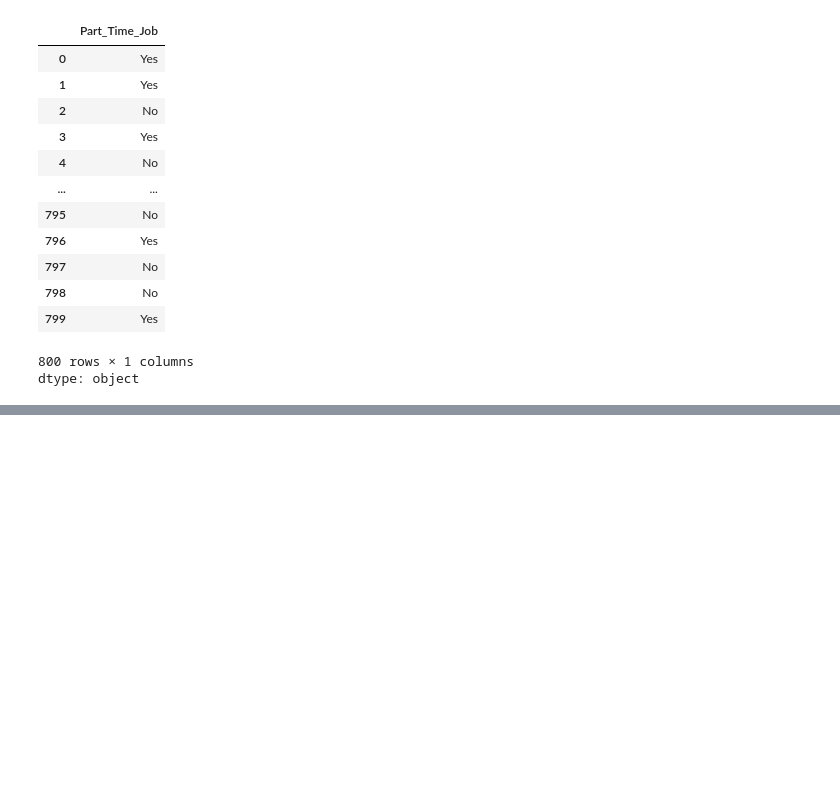
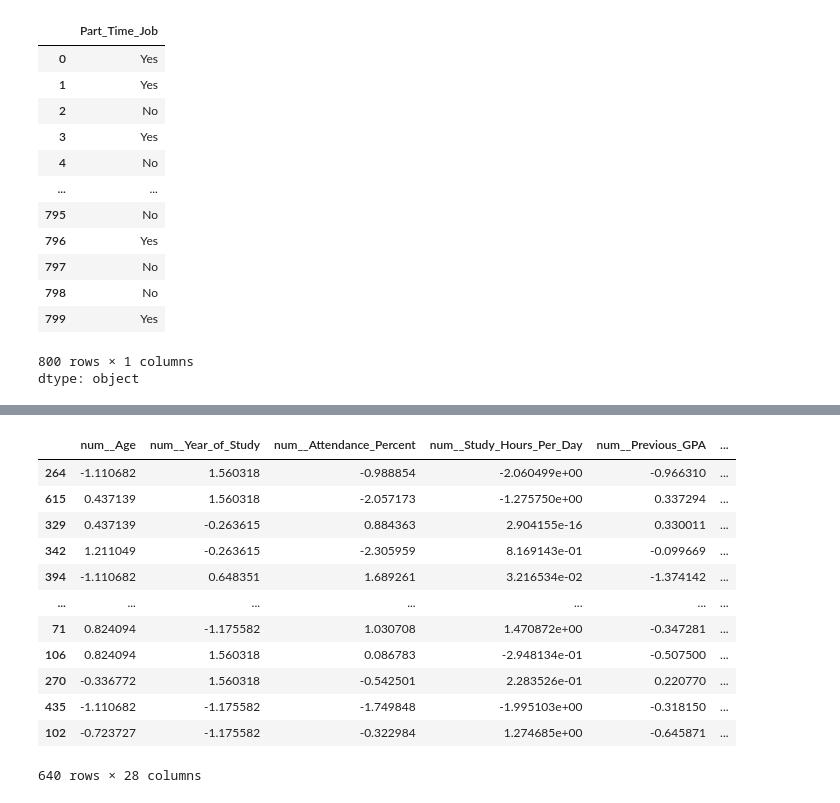
Before and after one commit to vishalakshi-19/ML_Week1, a Jupyter notebook: mlpractice.ipynb, the cells around one changed output, grey strips where cells are left out. Drawn from its saved outputs; the diff is of its cells as text; code cells hidden in the pictures; blank space fills up the shorter version.

```diff
--- a/mlpractice.ipynb
+++ b/mlpractice.ipynb
@@ -104,0 +140,5 @@ transformer = ColumnTransformer(transformers=[
+# %%
+num_pipeline = Pipeline([("imputer",SimpleImputer(strategy="mean")),("scaler",StandardScaler())])
+burnout_pipeline = Pipeline([("imputer",SimpleImputer(strategy="most_frequent")),("encoder",OrdinalEncoder(categories=[["Low","Medium","High"]]))])
+Family_Income_Bracket_pipeline =Pipeline([("imputer",SimpleImputer(strategy="most_frequent")),("encoder",OrdinalEncoder(categories=[["Low","Lower-Middle","Middle","Upper-Middle","High"]]))])
+cat_pipeline = Pipeline([("imputer",SimpleImputer(strategy="most_frequent")),("onehot",OneHotEncoder(drop= "first",handle_unknown="ignore",sparse_output=False))])
@@ -104,0 +177,16 @@ transformer = ColumnTransformer(transformers=[
+# %%
+x_train_transf
+# %% [output]
+|  | num__Age | num__Year_of_Study | num__Attendance_Percent | num__Study_Hours_Per_Day | num__Previous_GPA | ... |
+| 264 | -1.110682 | 1.560318 | -0.988854 | -2.060499e+00 | -0.966310 | ... |
+| 615 | 0.437139 | 1.560318 | -2.057173 | -1.275750e+00 | 0.337294 | ... |
+| 329 | 0.437139 | -0.263615 | 0.884363 | 2.904155e-16 | 0.330011 | ... |
+| 342 | 1.211049 | -0.263615 | -2.305959 | 8.169143e-01 | -0.099669 | ... |
+| 394 | -1.110682 | 0.648351 | 1.689261 | 3.216534e-02 | -1.374142 | ... |
+| ... | ... | ... | ... | ... | ... | ... |
+| 71 | 0.824094 | -1.175582 | 1.030708 | 1.470872e+00 | -0.347281 | ... |
+| 106 | 0.824094 | 1.560318 | 0.086783 | -2.948134e-01 | -0.507500 | ... |
+| 270 | -0.336772 | 1.560318 | -0.542501 | 2.283526e-01 | 0.220770 | ... |
+| 435 | -1.110682 | -1.175582 | -1.749848 | -1.995103e+00 | -0.318150 | ... |
+| 102 | -0.723727 | -1.175582 | -0.322984 | 1.274685e+00 | -0.645871 | ... |
+640 rows × 28 columns
```
Also changed, not shown: parts of 35 cells of this notebook.
